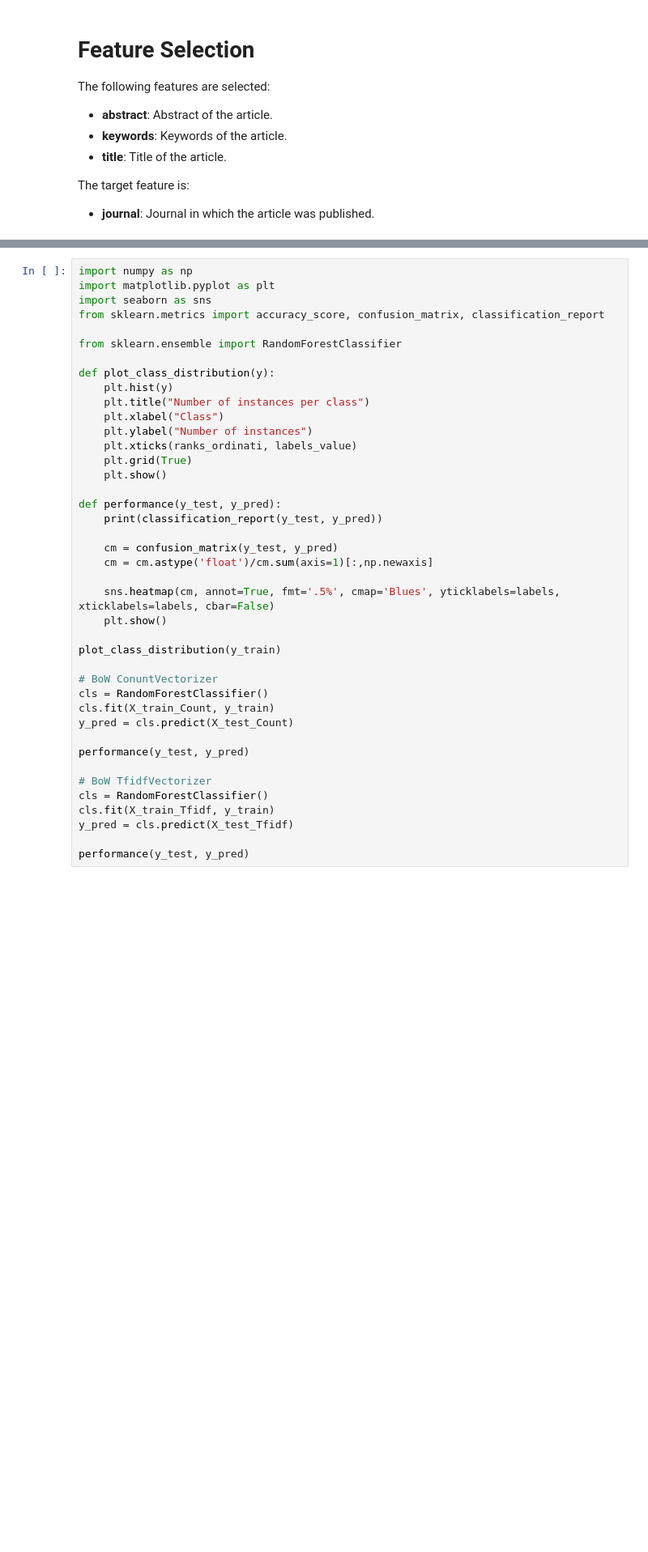
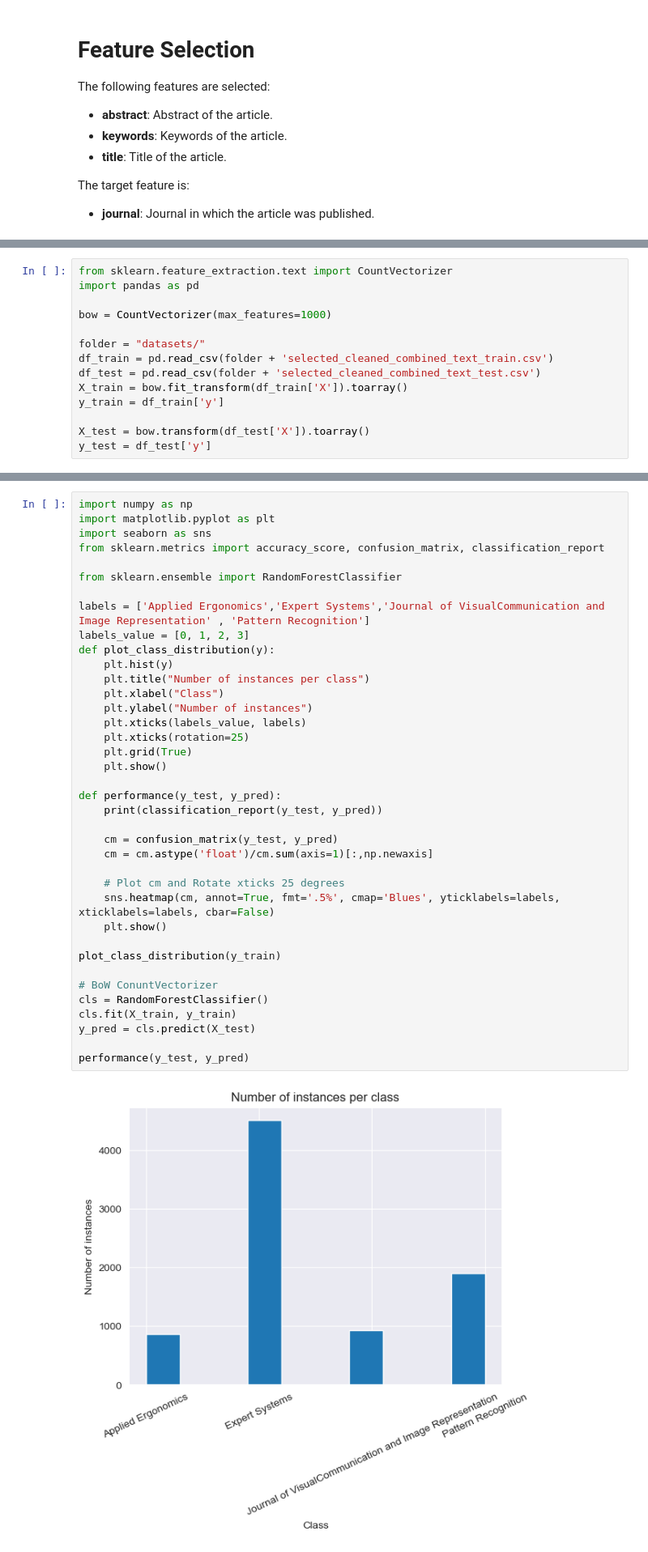
Before and after one commit to danielamadori98/Scientific-Journal-Recommender-For-Submitting-Publication, a Jupyter notebook: main.ipynb, the cells around one changed output, grey strips where cells are left out. Shown at 81% size. Cells and saved outputs as stored; diff of their text form; blank space fills up the shorter version.

```diff
--- a/main.ipynb
+++ b/main.ipynb
@@ -233,0 +225,14 @@ MemoryError: Unable to allocate 2.65 GiB for an array with shape (355056, 1000)
+# %%
+from sklearn.feature_extraction.text import CountVectorizer
+import pandas as pd
+
+bow = CountVectorizer(max_features=1000)
+
+folder = "datasets/"
+df_train = pd.read_csv(folder + 'selected_cleaned_combined_text_train.csv')
+df_test = pd.read_csv(folder + 'selected_cleaned_combined_text_test.csv')
+X_train = bow.fit_transform(df_train['X']).toarray()
+y_train = df_train['y']
+
+X_test = bow.transform(df_test['X']).toarray()
+y_test = df_test['y']
@@ -235,40 +245,39 @@ MemoryError: Unable to allocate 2.65 GiB for an array with shape (355056, 1000)
 import numpy as np
 import matplotlib.pyplot as plt
 import seaborn as sns
 from sklearn.metrics import accuracy_score, confusion_matrix, classification_report
 
 from sklearn.ensemble import RandomForestClassifier
 
+labels = ['Applied Ergonomics','Expert Systems','Journal of VisualCommunication and Image Representation' , 'Pattern Recognition']
+labels_value = [0, 1, 2, 3]
 def plot_class_distribution(y):
     plt.hist(y)
     plt.title("Number of instances per class")
     plt.xlabel("Class")
     plt.ylabel("Number of instances")
-    plt.xticks(ranks_ordinati, labels_value)
+    plt.xticks(labels_value, labels)
+    plt.xticks(rotation=25)
     plt.grid(True)
     plt.show()
 
 def performance(y_test, y_pred):
     print(classification_report(y_test, y_pred))
 
     cm = confusion_matrix(y_test, y_pred)
     cm = cm.astype('float')/cm.sum(axis=1)[:,np.newaxis]
 
+    # Plot cm and Rotate xticks 25 degrees
     sns.heatmap(cm, annot=True, fmt='.5%', cmap='Blues', yticklabels=labels, xticklabels=labels, cbar=False)
     plt.show()
 
 plot_class_distribution(y_train)
 
 # BoW ConuntVectorizer
 cls = RandomForestClassifier()
-cls.fit(X_train_Count, y_train)
-y_pred = cls.predict(X_test_Count)
+cls.fit(X_train, y_train)
+y_pred = cls.predict(X_test)
 
 performance(y_test, y_pred)
-
-# BoW TfidfVectorizer
-cls = RandomForestClassifier()
-cls.fit(X_train_Tfidf, y_train)
-y_pred = cls.predict(X_test_Tfidf)
-
-performance(y_test, y_pred)
+# %% [output]
+[figure, added]
```
Also changed, not shown: parts of 25 cells of this notebook.
